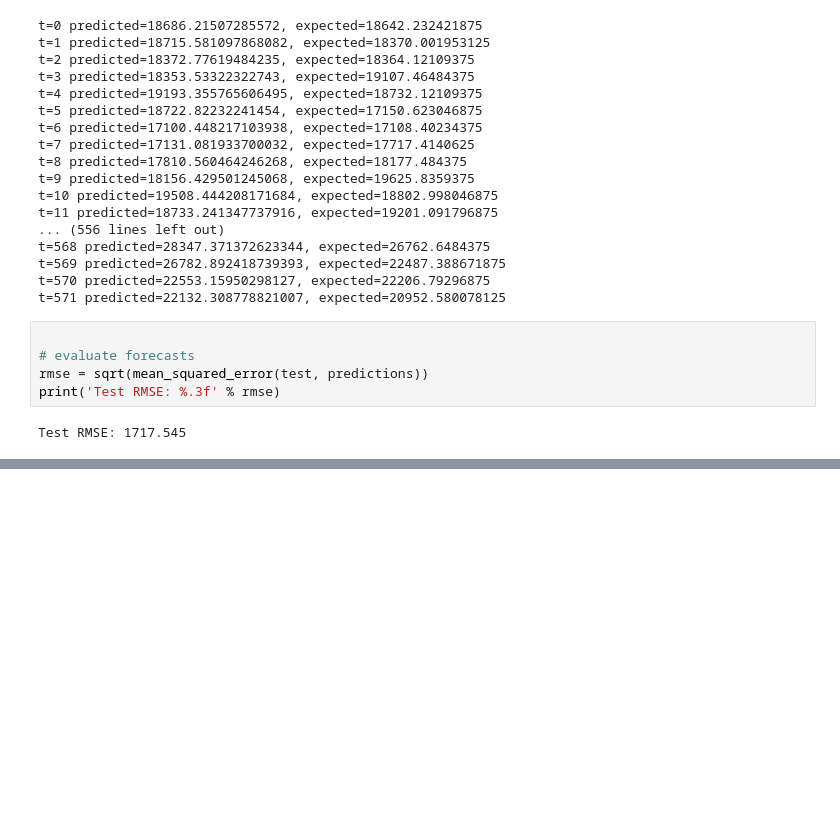
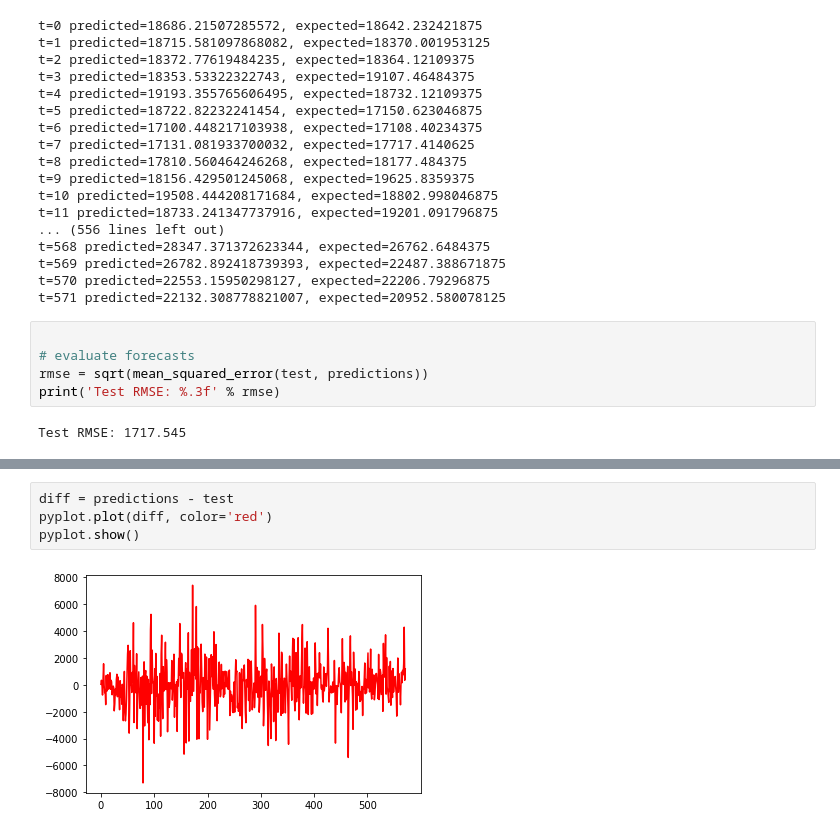
Before and after one commit to cybertraining-dsc/su21-reu-361, a Jupyter notebook: project/code/arima.ipynb, the cells around one changed output, grey strips where cells are left out. Saved outputs shown, nothing was run; the diff lists cells and outputs as text; blank space fills up the shorter version.

Commit message:
graphs arima

```diff
--- a/project/code/arima.ipynb
+++ b/project/code/arima.ipynb
@@ -110,3 +110,9 @@ pyplot.plot(predictions, color='red')
 pyplot.show()
 # %% [output]
 [figure]
+# %%
+diff = predictions - test
+pyplot.plot(diff, color='red')
+pyplot.show()
+# %% [output]
+[figure, added]
```
Also changed, not shown: parts of 4 cells of this notebook.
